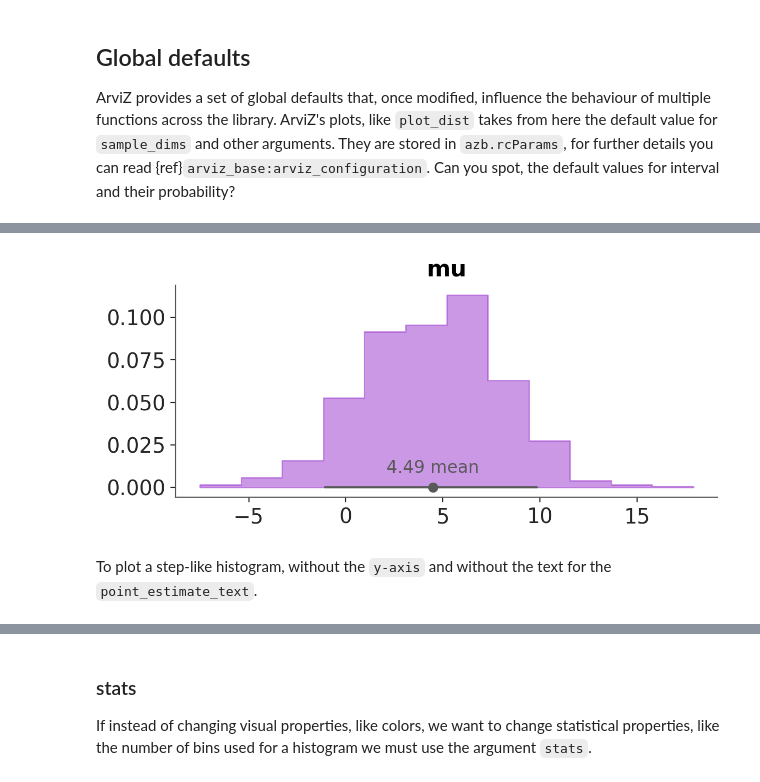
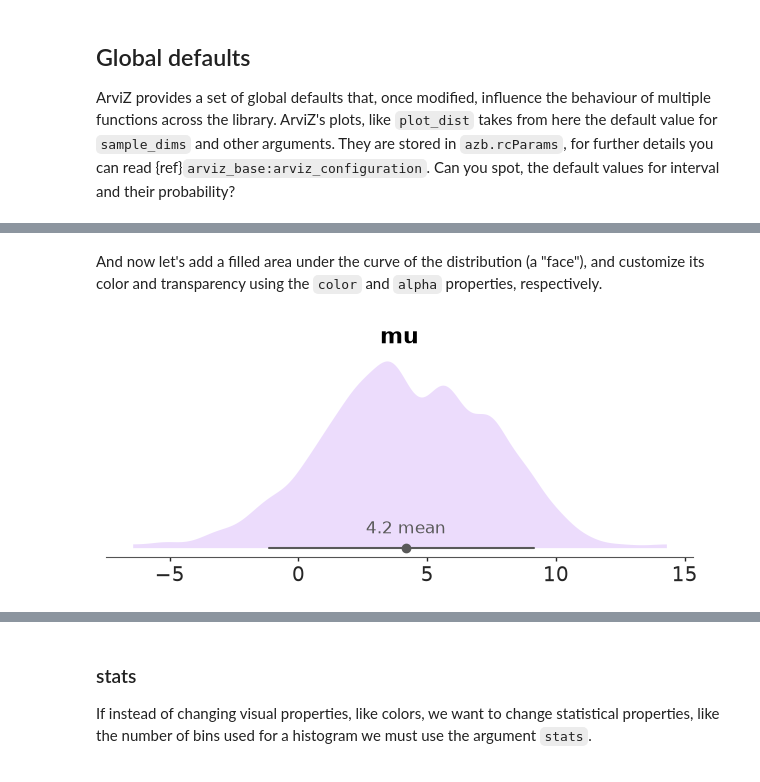
Before and after one commit to arviz-devs/arviz-plots, a Jupyter notebook: docs/source/tutorials/overview.ipynb, the cells around one changed output, grey strips where cells are left out. Saved outputs shown, nothing was run; the diff lists cells and outputs as text; code cells hidden in the pictures.

```diff
--- a/docs/source/tutorials/overview.ipynb
+++ b/docs/source/tutorials/overview.ipynb
@@ -14,7 +14,7 @@ azp.style.use("arviz-variat")
 # %% [markdown]
 To make the example easier to follow we are going to skip the modeling step, and assume we have already built and solve a Bayesian model. ArviZ provides several pre-saved models, so we can use one of those to demonstrate the plotting functionality. In this case we will use the `centered_eight` model, which is a classic, but even if you are not familiar with it, you can still follow along and see how the plotting functions work.
 # %%
-data = azb.load_arviz_data("centered_eight")
+idata = azb.load_arviz_data("centered_eight")
 # %% [markdown]
 A common task in Bayesian data analysis is to compute the posterior and then inspect it visually. For instance, we can use the `plot_dist` function to visualize the posterior distribution of a model. By default this function produces a plot that shows the distribution of the posterior samples for each parameter in the model.
 # %%
@@ -259,14 +313,13 @@ Let's play a bit with the `visuals` argument, so we get more familiar with it. L
+# %% [markdown]
+And now let's add a filled area under the curve of the distribution (a "face"), and customize its color and transparency using the `color` and `alpha` properties, respectively.
 # %%
 azp.plot_dist(
-    data,
+    idata,
     var_names=["mu"],
-    kind="hist",
     visuals={
-        "dist": False,
-        "face": {"alpha": 0.5, "color": "darkorchid"},
+        "dist": False,  # remove the line representing the distribution
+        "face": {"alpha": 0.2, "color": "C5"}, # add a "face" and customize it
     },
 );
 # %% [output]
-[figure, old version]
+[figure, new version]
-# %% [markdown]
-To plot a step-like histogram, without the `y-axis` and without the text for the `point_estimate_text`.
```
Also changed, not shown: parts of 60 cells of this notebook.
